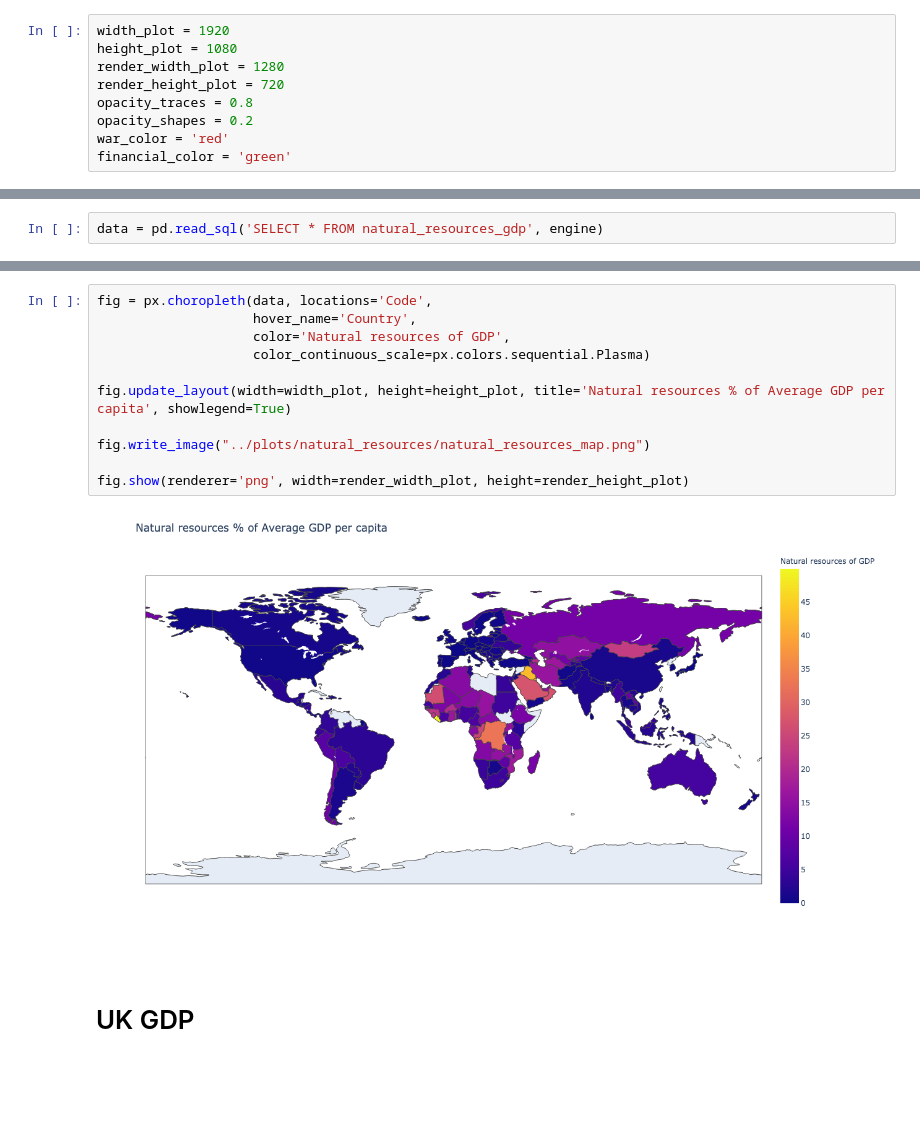
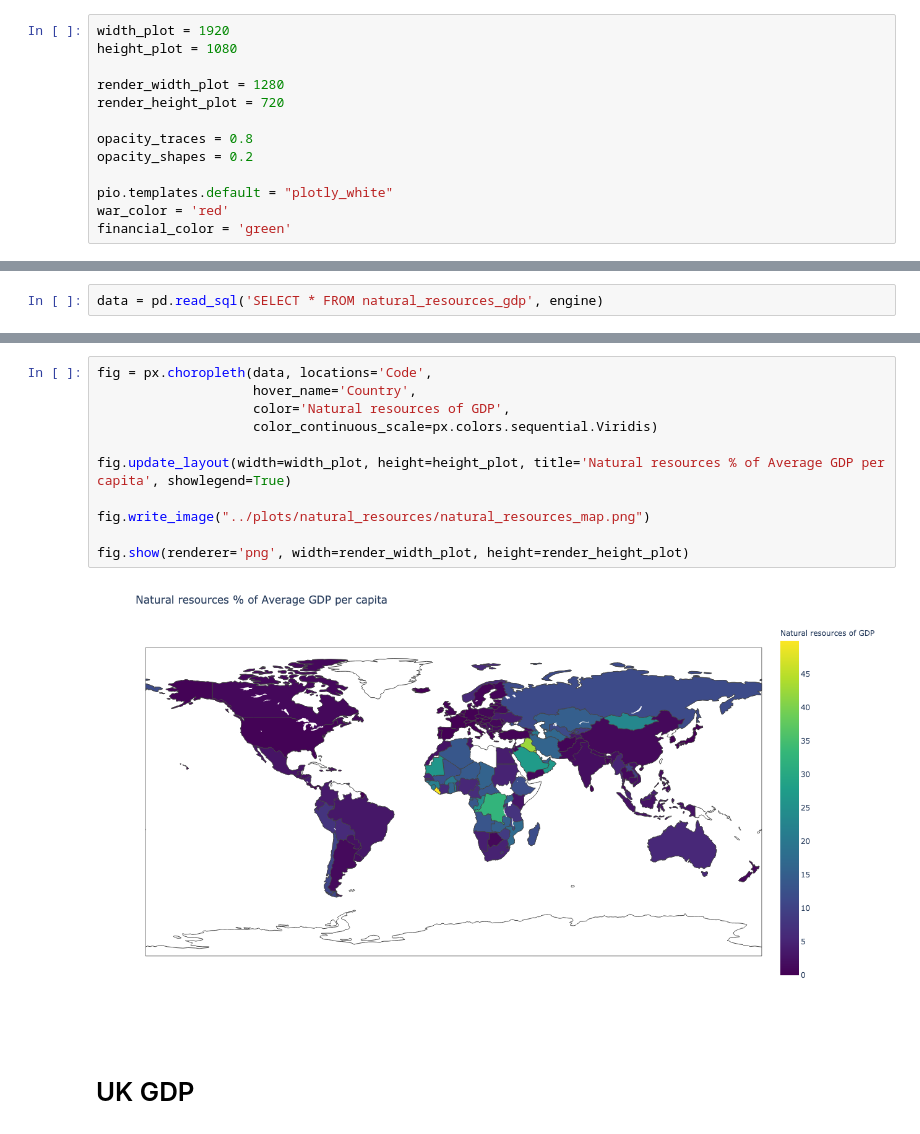
Before and after one commit to leonvanderlee/why_are_countries_wealthy, a Jupyter notebook: code/analysing.ipynb, the cells around one changed output, grey strips where cells are left out. Drawn from its saved outputs; the diff is of its cells as text; blank space fills up the shorter version.

```diff
--- a/code/analysing.ipynb
+++ b/code/analysing.ipynb
@@ -12,10 +16,14 @@ from scipy.stats import ttest_ind
 # %%
 width_plot = 1920
 height_plot = 1080
+
 render_width_plot = 1280
 render_height_plot = 720
+
 opacity_traces = 0.8
 opacity_shapes = 0.2
+
+pio.templates.default = "plotly_white"
 war_color = 'red'
 financial_color = 'green'
 # %% [markdown]
@@ -416,16 +439,16 @@ fig.show(renderer='png', width=render_width_plot, height=render_height_plot)
 # %%
 fig = px.choropleth(data, locations='Code',
                     hover_name='Country',
                     color='Natural resources of GDP',
-                    color_continuous_scale=px.colors.sequential.Plasma)
+                    color_continuous_scale=px.colors.sequential.Viridis)
 
 fig.update_layout(width=width_plot, height=height_plot, title='Natural resources % of Average GDP per capita', showlegend=True)
 
 fig.write_image("../plots/natural_resources/natural_resources_map.png")
 
 fig.show(renderer='png', width=render_width_plot, height=render_height_plot)
 # %% [output]
-[figure, old version]
+[figure, new version]
 # %% [markdown]
 # UK GDP
 # %%
```
Also changed, not shown: parts of 12 cells of this notebook, 16 other files.
